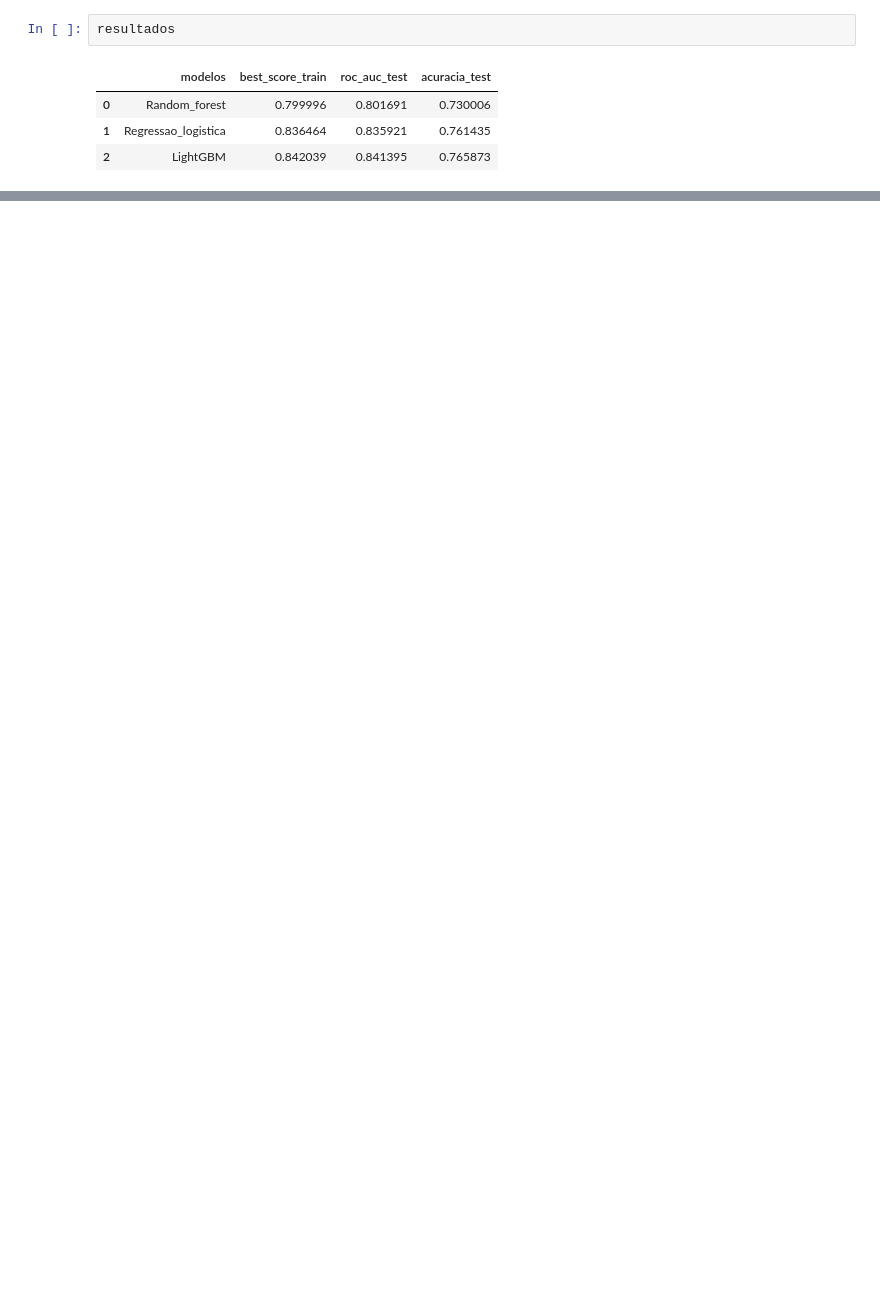
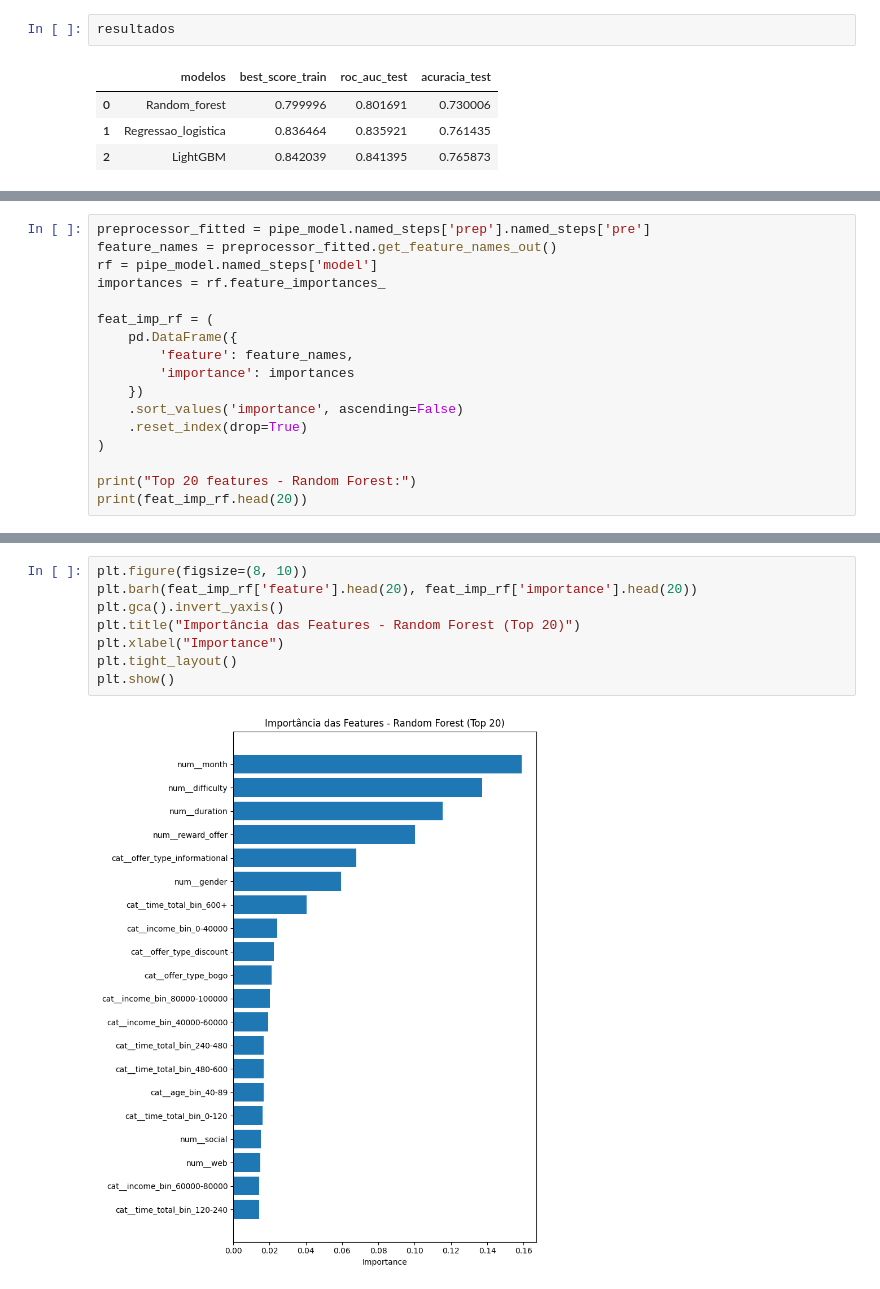
Before and after one commit to EduardoDemetrio/Faculdade, a Jupyter notebook: 6_Periodo/Aprendizado_superv/Trabalho_aprendizado_super/code/model.ipynb, the cells around one changed output, grey strips where cells are left out. Saved outputs shown, nothing was run; the diff lists cells and outputs as text; blank space fills up the shorter version.

```diff
--- a/6_Periodo/Aprendizado_superv/Trabalho_aprendizado_super/code/model.ipynb
+++ b/6_Periodo/Aprendizado_superv/Trabalho_aprendizado_super/code/model.ipynb
@@ -419,0 +466,17 @@ plt.show()
+# %%
+preprocessor_fitted = pipe_model.named_steps['prep'].named_steps['pre']
+feature_names = preprocessor_fitted.get_feature_names_out()
+rf = pipe_model.named_steps['model']
+importances = rf.feature_importances_
+
+feat_imp_rf = (
+    pd.DataFrame({
+        'feature': feature_names,
+        'importance': importances
+    })
+    .sort_values('importance', ascending=False)
+    .reset_index(drop=True)
+)
+
+print("Top 20 features - Random Forest:")
+print(feat_imp_rf.head(20))
@@ -419,0 +501,10 @@ plt.show()
+# %%
+plt.figure(figsize=(8, 10))
+plt.barh(feat_imp_rf['feature'].head(20), feat_imp_rf['importance'].head(20))
+plt.gca().invert_yaxis()
+plt.title("Importância das Features - Random Forest (Top 20)")
+plt.xlabel("Importance")
+plt.tight_layout()
+plt.show()
+# %% [output]
+[figure, added]
```
Also changed, not shown: parts of 25 cells of this notebook, 1 other file.
